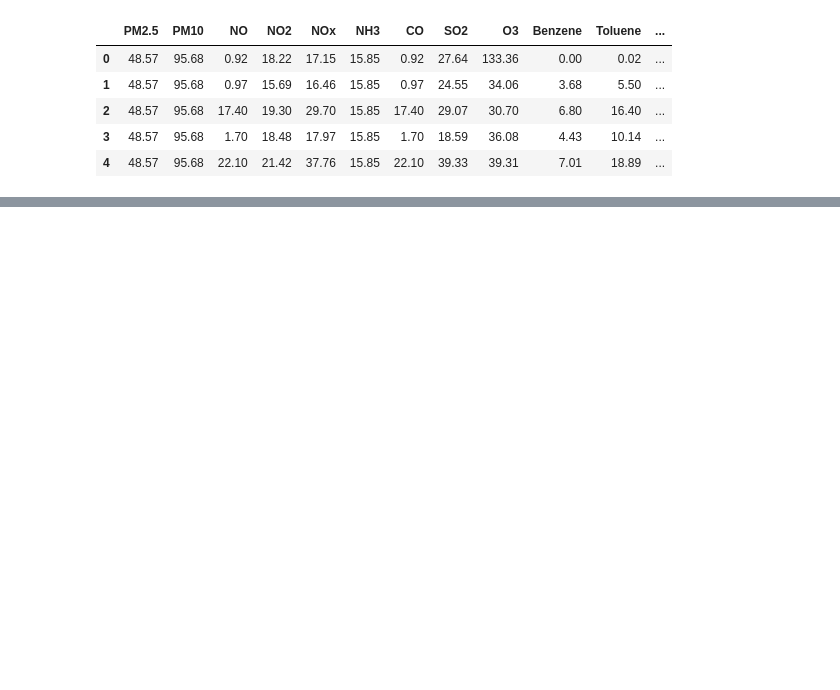
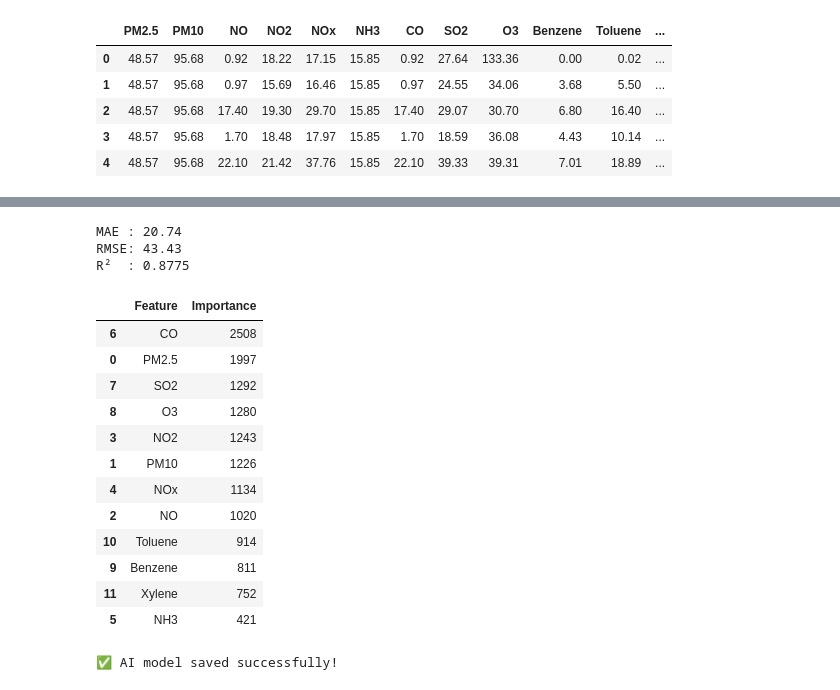
Before and after one commit to hashmeetrandhawa08-dot/Project-VAYU, a Jupyter notebook: notebooks/03_model_training.ipynb, the cells around one changed output, grey strips where cells are left out. Drawn from its saved outputs; the diff is of its cells as text; code cells hidden in the pictures; blank space fills up the shorter version.

Commit message:
ai model train

```diff
--- a/notebooks/03_model_training.ipynb
+++ b/notebooks/03_model_training.ipynb
@@ -44,0 +43,9 @@ print(X_test.shape)
+# %%
+model = LGBMRegressor(
+    n_estimators=500,
+    learning_rate=0.05,
+    max_depth=8,
+    random_state=42
+)
+# %%
+model.fit(X_train, y_train)
@@ -44,0 +74,46 @@ print(X_test.shape)
+# %%
+mae = mean_absolute_error(y_test, predictions)
+
+rmse = np.sqrt(mean_squared_error(y_test, predictions))
+
+r2 = r2_score(y_test, predictions)
+
+print(f"MAE : {mae:.2f}")
+print(f"RMSE: {rmse:.2f}")
+print(f"R²  : {r2:.4f}")
+# %% [output]
+MAE : 20.74
+RMSE: 43.43
+R²  : 0.8775
+# %%
+importance = pd.DataFrame({
+    "Feature": X.columns,
+    "Importance": model.feature_importances_
+})
+
+importance = importance.sort_values(
+    by="Importance",
+    ascending=False
+)
+
+importance
+# %% [output]
+|  | Feature | Importance |
+| 6 | CO | 2508 |
+| 0 | PM2.5 | 1997 |
+| 7 | SO2 | 1292 |
+| 8 | O3 | 1280 |
+| 3 | NO2 | 1243 |
+| 1 | PM10 | 1226 |
+| 4 | NOx | 1134 |
+| 2 | NO | 1020 |
+| 10 | Toluene | 914 |
+| 9 | Benzene | 811 |
+| 11 | Xylene | 752 |
+| 5 | NH3 | 421 |
+# %%
+joblib.dump(model, "../src/models/air_quality_model.pkl")
+
+print("✅ AI model saved successfully!")
+# %% [output]
+✅ AI model saved successfully!
```
Also changed, not shown: parts of 5 cells of this notebook, 1 other file.
